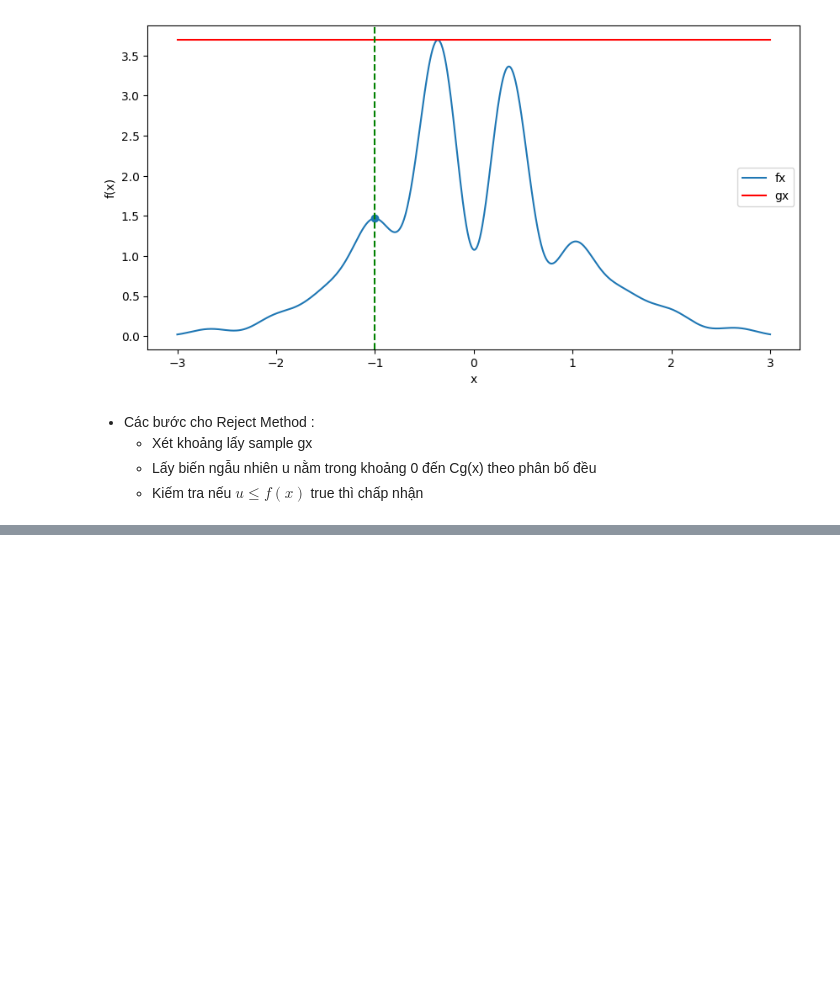
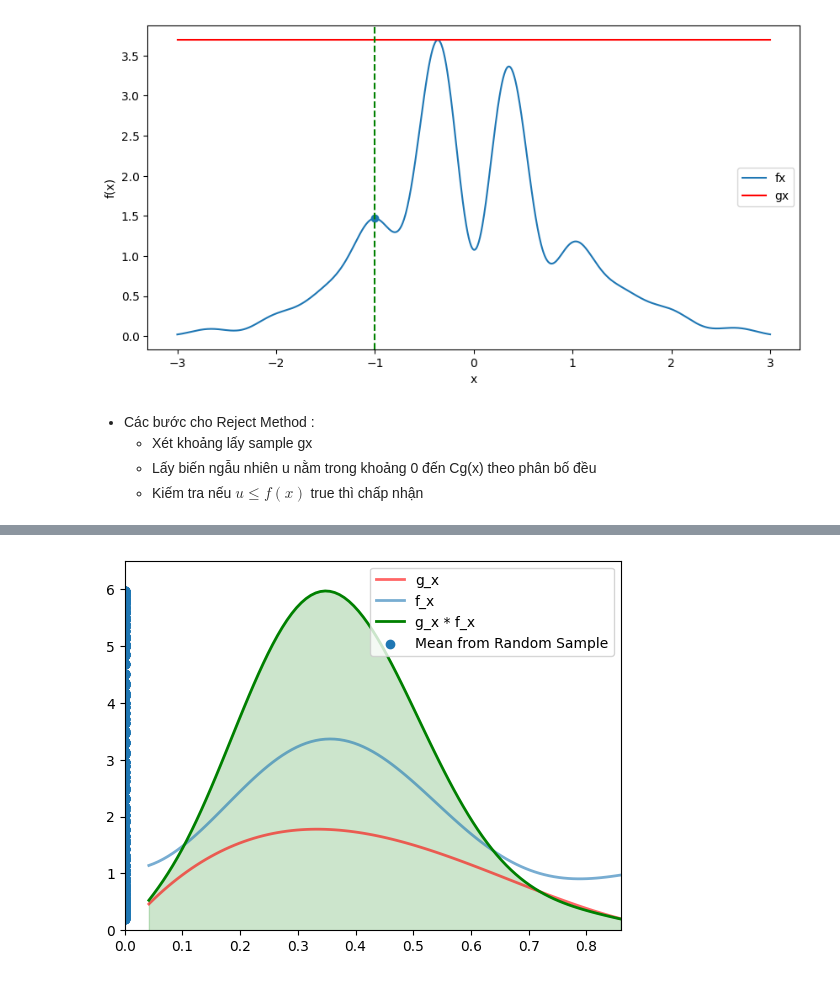
Before and after one commit to trungviet17/Probability_and_Statistic_Simulate_by_Python, a Jupyter notebook: Probability/Monte Carlo Sampling Methods.ipynb, the cells around one changed output, grey strips where cells are left out. Saved outputs shown, nothing was run; the diff lists cells and outputs as text; code cells hidden in the pictures; blank space fills up the shorter version.

```diff
--- a/Probability/Monte Carlo Sampling Methods.ipynb
+++ b/Probability/Monte Carlo Sampling Methods.ipynb
@@ -168,0 +198,24 @@ Efficiency is only 26.4%
+# %%
+# sampling ban đầu
+def find_mean_from_random_sample (x) :
+    sample = np.random.choice(x)
+    res = np.mean(f_x(sample) * beta.pdf(sample, a,b))
+    return res
+
+mean_set_y = []
+mean_set_x = [0] * 1000
+for i in range(1000) :
+    mean_set_y.append(find_mean_from_random_sample(x))
+
+fig, ax = plt.subplots()
+ax.plot(x, beta.pdf(x, a, b), 'r-', lw=2, alpha=0.6, label='g_x')
+ax.plot(x, f_x(x), lw=2, alpha=0.6, label='f_x')
+ax.plot(x, f_x(x) * beta.pdf(x, a, b), color='green', label='g_x * f_x', lw=2)
+ax.scatter(mean_set_x, mean_set_y, label='Mean from Random Sample')
+plt.fill_between(x, f_x(x) * beta.pdf(x, a, b), alpha=0.2, color='green')
+plt.xlim(0, max(x))
+plt.ylim(0, 6.5)
+plt.legend()
+plt.show()
+# %% [output]
+[figure, added]
```
Also changed, not shown: parts of 11 cells of this notebook, 6 other files.
